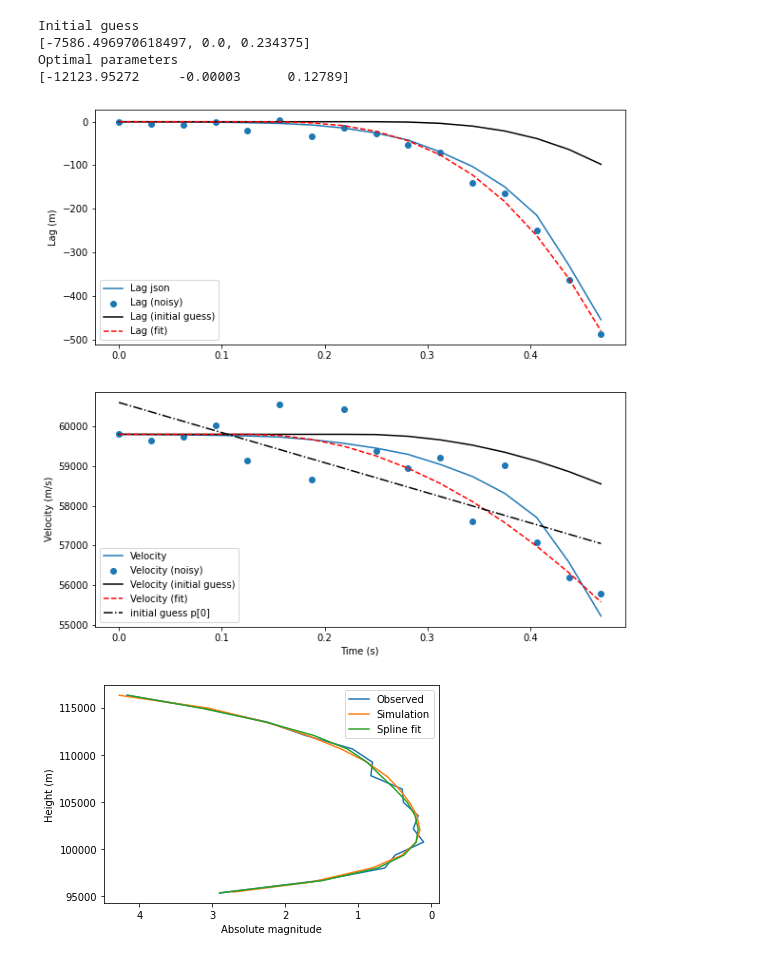
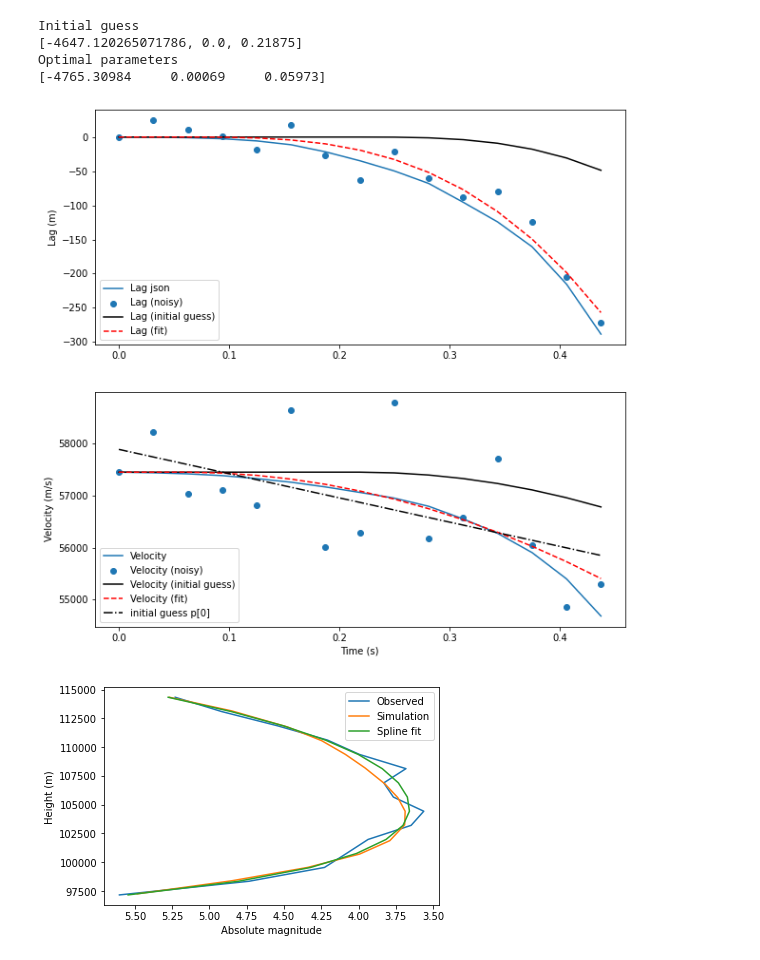
Before and after one commit to MaximilianVovk/WMPG-repoMAX, a Jupyter notebook: Code/PCA/DynamicalFit/Dynamic_RealDataLag_Fitting_and_spline.ipynb, the cells around one changed output. Cells and saved outputs as stored; diff of their text form; code cells hidden in the pictures.

```diff
--- a/Code/PCA/DynamicalFit/Dynamic_RealDataLag_Fitting_and_spline.ipynb
+++ b/Code/PCA/DynamicalFit/Dynamic_RealDataLag_Fitting_and_spline.ipynb
@@ -171,7 +171,9 @@ def plot_lagVel_fit(v0, time_array, lag_array_noisy, vel_array_noisy, lag_array=
     plt.show()
 # %%
 # read TRUEerosion_sim_v59.84_m1.33e-02g_rho0209_z39.8_abl0.014_eh117.3_er0.636_s1.61.json and get the velocity time and lenght data
-with open('TRUEerosion_sim_v59.84_m1.33e-02g_rho0209_z39.8_abl0.014_eh117.3_er0.636_s1.61.json') as f:
+# CAM2erosion_sim_v57.50_m5.91e-04g_rho0795_z45.6_abl0.014_eh118.3_er0.868_s2.42.json
+# TRUEerosion_sim_v59.84_m1.33e-02g_rho0209_z39.8_abl0.014_eh117.3_er0.636_s1.61.json
+with open('TRUEerosion_sim_v57.50_m5.91e-04g_rho0795_z45.6_abl0.014_eh118.3_er0.868_s2.42.json') as f:
     data = json.load(f)
 
     vel_sim=data['simulation_results']['leading_frag_vel_arr']#['brightest_vel_arr']#['leading_frag_vel_arr']#['main_vel_arr']
@@ -237,37 +239,37 @@ plot_lagVel_fit(v0, np.array(obs_time), np.array(obs_lag), np.array(obs_vel), np
 
 # new plot
 
 # plot absoulte magnitude and the spline fit
 # plt.plot(obs_time, abs_mag_obs, label='Observed')
 plt.plot(abs_mag_obs, obs_height, label='Observed')
 # plt.plot(time_sim, abs_mag_sim, label='Simulation')
 plt.plot(abs_mag_sim, ht_sim, label='Simulation')
 # Step 2: Apply spline interpolation with smoothing
 spline = UnivariateSpline(obs_time, abs_mag_obs, s=0.1)  # 's' is the smoothing factor
 plt.plot(spline(obs_time), obs_height, label='Spline fit')
 # x_fine = np.linspace(0, 1, 1000)
 # y_smooth = spline(x_fine)
 # plt.plot(x_fine, y_smooth, label='Smoothed spline')
 # invert the y axis
 # plt.gca().invert_yaxis()
 # plt.xlabel('Time (s)')
 # plt.ylabel('Absolute magnitude')
 
 # invert the x axis
 plt.gca().invert_xaxis()
 
 plt.xlabel('Absolute magnitude')
 plt.ylabel('Height (m)')
 
 plt.legend()
 plt.show()
 # %% [output]
 Initial guess
-[-7586.496970618497, 0.0, 0.234375]
+[-4647.120265071786, 0.0, 0.21875]
 Optimal parameters
-[-12123.95272     -0.00003      0.12789]
+[-4765.30984     0.00069     0.05973]
-[figure, old version]
+[figure, new version]
-[figure, old version]
+[figure, new version]
 # %%
 # with open(os.path.join("/home/mvovk/WMPG-repoMAX/Code/PCA", "TRUEerosion_sim_v59.84_m1.33e-02g_rho0209_z39.8_abl0.014_eh117.3_er0.636_s1.61.pickle"), 'rb') as f:
 #     traj = pickle.load(f, encoding='latin1')
```
Also changed, not shown: parts of 1 cell of this notebook, 11 other files.
